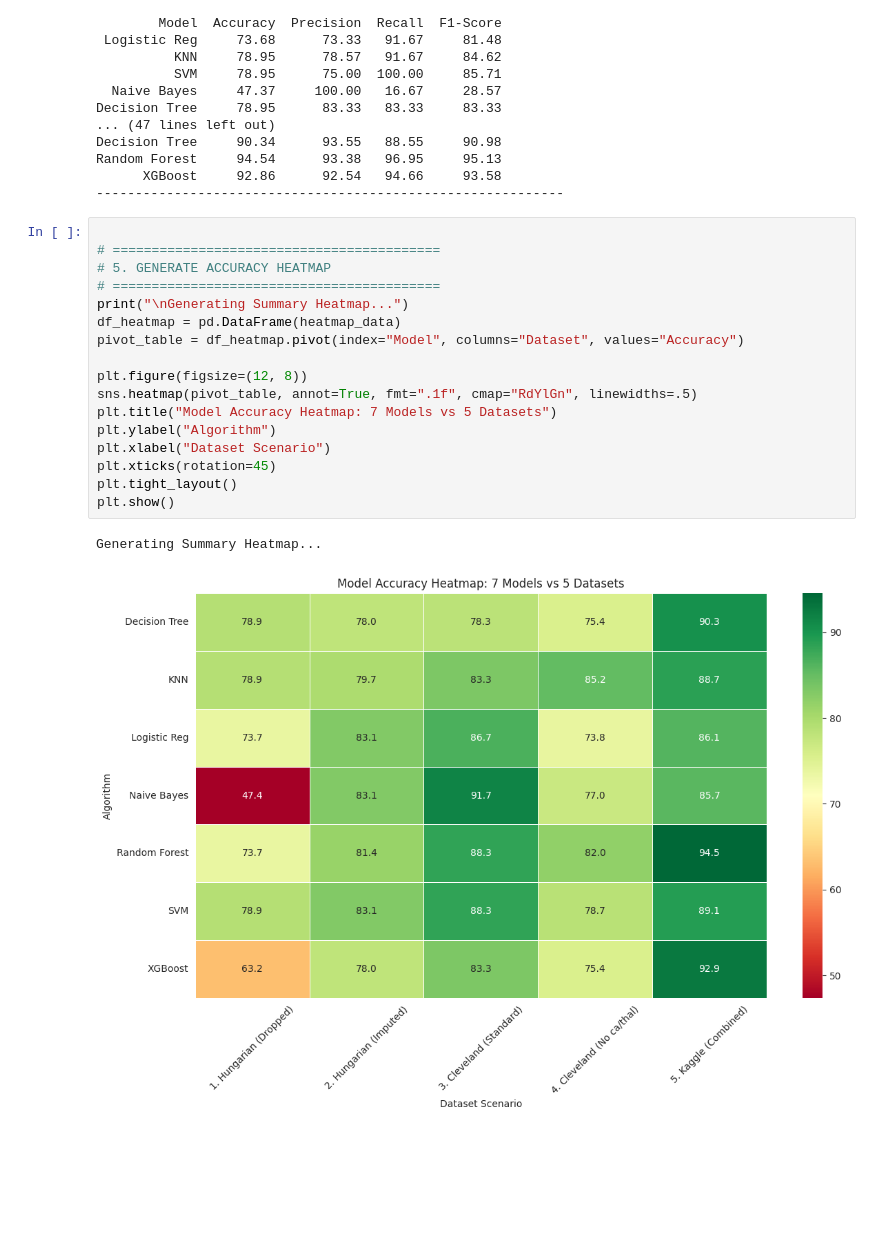
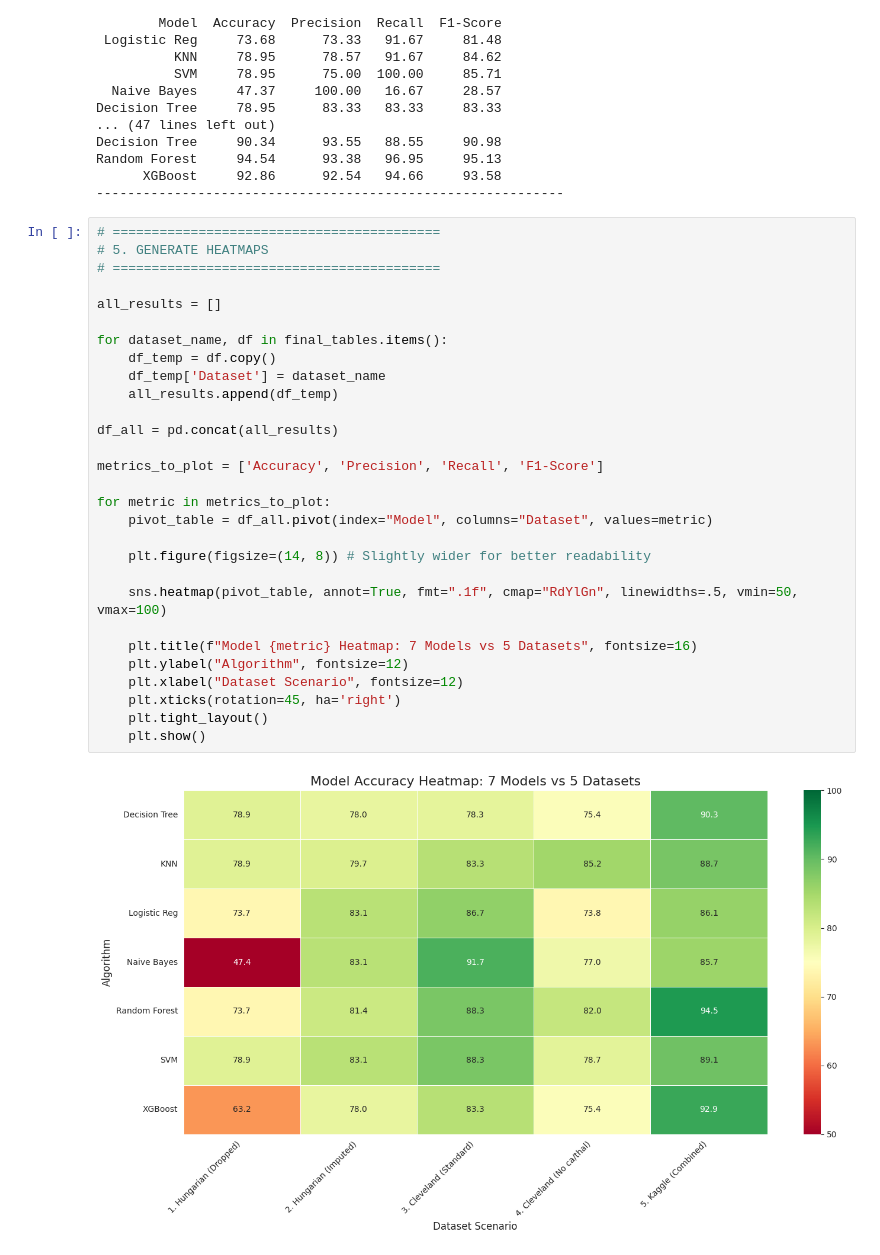
Before and after one commit to Beytullahp42/HeartDiseasePrediction-ML, a Jupyter notebook: 35x4.ipynb, the cells around one changed output. Drawn from its saved outputs; the diff is of its cells as text; blank space fills up the shorter version.

Commit message:
heatmaps

```diff
--- a/35x4.ipynb
+++ b/35x4.ipynb
@@ -164,22 +164,33 @@ Random Forest     94.54      93.38   96.95     95.13
       XGBoost     92.86      92.54   94.66     93.58
 ------------------------------------------------------------
 # %%
+# ==========================================
+# 5. GENERATE HEATMAPS
+# ==========================================
 
-# ==========================================
-# 5. GENERATE ACCURACY HEATMAP
-# ==========================================
-print("\nGenerating Summary Heatmap...")
-df_heatmap = pd.DataFrame(heatmap_data)
-pivot_table = df_heatmap.pivot(index="Model", columns="Dataset", values="Accuracy")
+all_results = []
 
-plt.figure(figsize=(12, 8))
-sns.heatmap(pivot_table, annot=True, fmt=".1f", cmap="RdYlGn", linewidths=.5)
-plt.title("Model Accuracy Heatmap: 7 Models vs 5 Datasets")
-plt.ylabel("Algorithm")
-plt.xlabel("Dataset Scenario")
-plt.xticks(rotation=45)
-plt.tight_layout()
-plt.show()
+for dataset_name, df in final_tables.items():
+    df_temp = df.copy()
+    df_temp['Dataset'] = dataset_name
+    all_results.append(df_temp)
+
+df_all = pd.concat(all_results)
+
+metrics_to_plot = ['Accuracy', 'Precision', 'Recall', 'F1-Score']
+
+for metric in metrics_to_plot:
+    pivot_table = df_all.pivot(index="Model", columns="Dataset", values=metric)
+
+    plt.figure(figsize=(14, 8)) # Slightly wider for better readability
+
+    sns.heatmap(pivot_table, annot=True, fmt=".1f", cmap="RdYlGn", linewidths=.5, vmin=50, vmax=100)
+
+    plt.title(f"Model {metric} Heatmap: 7 Models vs 5 Datasets", fontsize=16)
+    plt.ylabel("Algorithm", fontsize=12)
+    plt.xlabel("Dataset Scenario", fontsize=12)
+    plt.xticks(rotation=45, ha='right')
+    plt.tight_layout()
+    plt.show()
 # %% [output]
-Generating Summary Heatmap...
-[figure, old version]
+[figure, new version]
```
Also changed, not shown: parts of 1 cell of this notebook.
